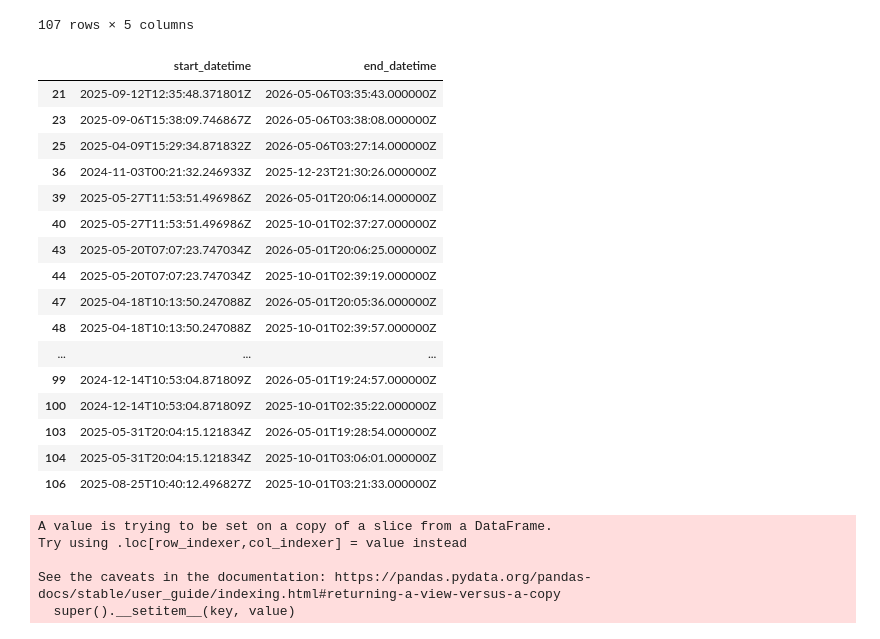
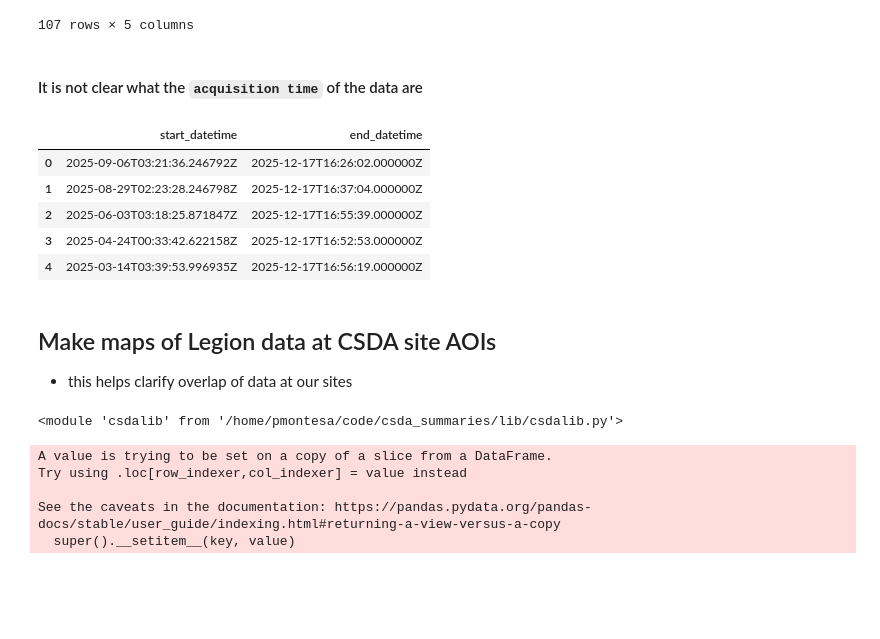
Before and after one commit to pahbs/csda_summaries, a Jupyter notebook: notebooks/csda_stac_search_legion.ipynb, the cells around one changed output. Cells and saved outputs as stored; diff of their text form; code cells hidden in the pictures; blank space fills up the shorter version.

```diff
--- a/notebooks/csda_stac_search_legion.ipynb
+++ b/notebooks/csda_stac_search_legion.ipynb
@@ -36,4 +42,5 @@ import importlib
 # %%
 RAW_BASE = 'https://raw.githubusercontent.com/pahbs/csda_summaries/master'
 sites_url = f'{RAW_BASE}/sites/csda_sites_aoi.geojson'
-sites = gpd.read_file(sites_url)
+sites_gdf = gpd.read_file(sites_url)
+print(f"{sites_gdf.shape[0]} CSDA site AOIs, which are extents of various sizes and shapes, ranging from tiny corner reflector locations, to boxes and circles, to larger custom polygons.")
@@ -356,23 +349,17 @@ stac_gdf[['csda:item_type','maxar_legion:product_type','processing:level','maxar
 | 105 | PAN | Ortho | LV3D | None | FullSwath |
 | 106 | MUL | Ortho | LV3D | None | FullSwath |
 107 rows × 5 columns
+# %% [markdown]
+#### It is not clear what the `acquisition time` of the data are
 # %%
-gdf_to_plot[['start_datetime','end_datetime']]
+stac_gdf[['start_datetime','end_datetime']].head()
 # %% [output]
 |  | start_datetime | end_datetime |
-| 21 | 2025-09-12T12:35:48.371801Z | 2026-05-06T03:35:43.000000Z |
-| 23 | 2025-09-06T15:38:09.746867Z | 2026-05-06T03:38:08.000000Z |
-| 25 | 2025-04-09T15:29:34.871832Z | 2026-05-06T03:27:14.000000Z |
-| 36 | 2024-11-03T00:21:32.246933Z | 2025-12-23T21:30:26.000000Z |
-| 39 | 2025-05-27T11:53:51.496986Z | 2026-05-01T20:06:14.000000Z |
-| 40 | 2025-05-27T11:53:51.496986Z | 2025-10-01T02:37:27.000000Z |
-| 43 | 2025-05-20T07:07:23.747034Z | 2026-05-01T20:06:25.000000Z |
-| 44 | 2025-05-20T07:07:23.747034Z | 2025-10-01T02:39:19.000000Z |
-| 47 | 2025-04-18T10:13:50.247088Z | 2026-05-01T20:05:36.000000Z |
-| 48 | 2025-04-18T10:13:50.247088Z | 2025-10-01T02:39:57.000000Z |
-| ... | ... | ... |
-| 99 | 2024-12-14T10:53:04.871809Z | 2026-05-01T19:24:57.000000Z |
-| 100 | 2024-12-14T10:53:04.871809Z | 2025-10-01T02:35:22.000000Z |
-| 103 | 2025-05-31T20:04:15.121834Z | 2026-05-01T19:28:54.000000Z |
-| 104 | 2025-05-31T20:04:15.121834Z | 2025-10-01T03:06:01.000000Z |
-| 106 | 2025-08-25T10:40:12.496827Z | 2025-10-01T03:21:33.000000Z |
+| 0 | 2025-09-06T03:21:36.246792Z | 2025-12-17T16:26:02.000000Z |
+| 1 | 2025-08-29T02:23:28.246798Z | 2025-12-17T16:37:04.000000Z |
+| 2 | 2025-06-03T03:18:25.871847Z | 2025-12-17T16:55:39.000000Z |
+| 3 | 2025-04-24T00:33:42.622158Z | 2025-12-17T16:52:53.000000Z |
+| 4 | 2025-03-14T03:39:53.996935Z | 2025-12-17T16:56:19.000000Z |
+# %% [markdown]
+## Make maps of Legion data at CSDA site AOIs
++ this helps clarify overlap of data at our sites
@@ -379,3 +368,7 @@ gdf_to_plot[['start_datetime','end_datetime']]
+# %%
+importlib.reload(csdalib)
+# %% [output]
+<module 'csdalib' from '/home/pmontesa/code/csda_summaries/lib/csdalib.py'>
 # %%
 # Define gdf to plot
 gdf_to_plot = stac_gdf[stac_gdf['csda:item_type'] == 'MUL']
```
Also changed, not shown: parts of 29 cells of this notebook, 7 other files.
